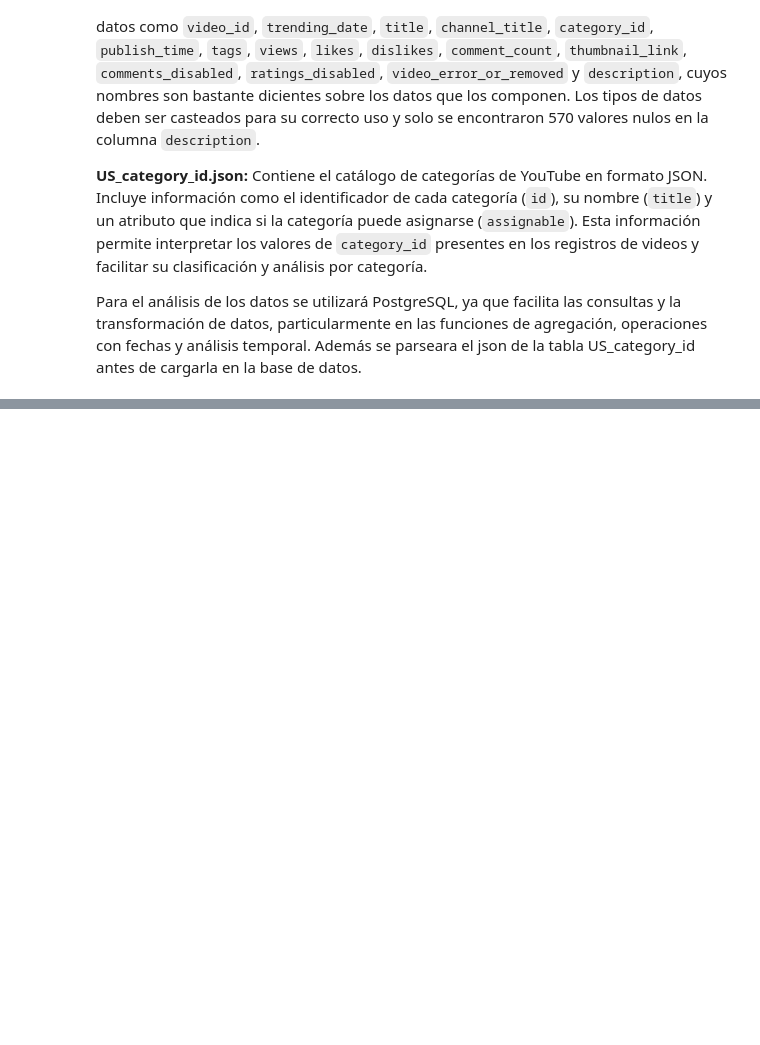
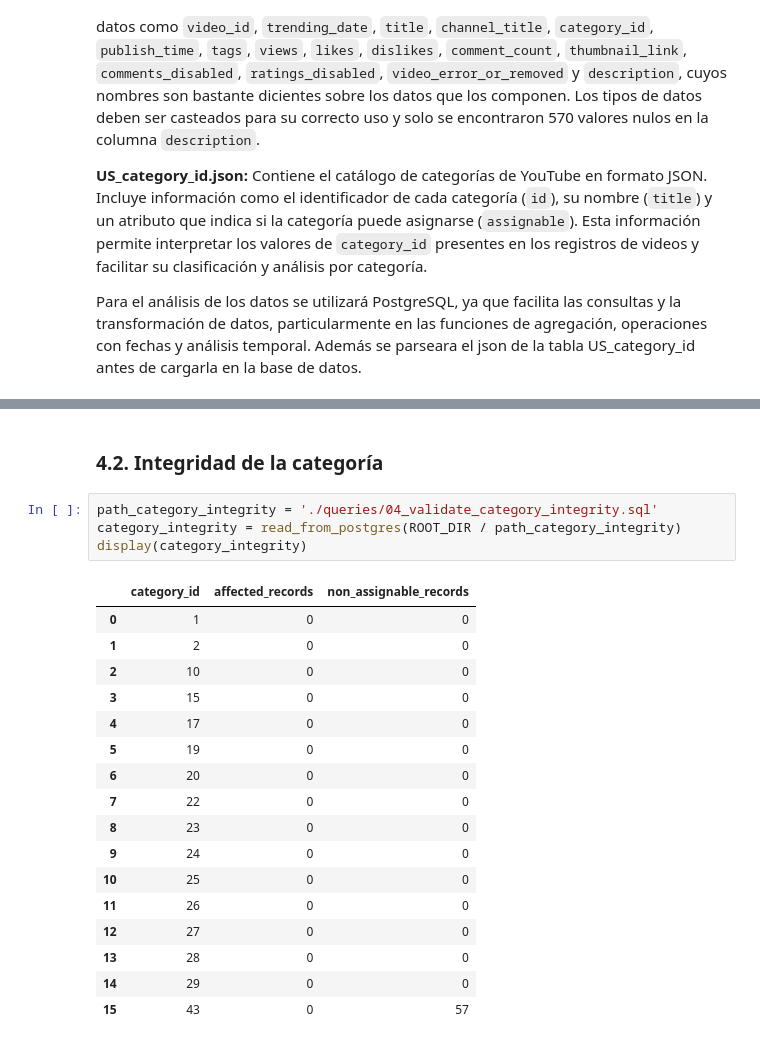
Before and after one commit to jsvanegasr1582/test_pragma, a Jupyter notebook: notebooks/youtube_trend_analize.ipynb, the cells around one changed output, grey strips where cells are left out. Cells and saved outputs as stored; diff of their text form; blank space fills up the shorter version.

```diff
--- a/notebooks/youtube_trend_analize.ipynb
+++ b/notebooks/youtube_trend_analize.ipynb
@@ -142,0 +171,24 @@ fds
+# %% [markdown]
+### 4.2. Integridad de la categoría
+# %%
+path_category_integrity = './queries/04_validate_category_integrity.sql'
+category_integrity = read_from_postgres(ROOT_DIR / path_category_integrity)
+display(category_integrity)
+# %% [output]
+|  | category_id | affected_records | non_assignable_records |
+| 0 | 1 | 0 | 0 |
+| 1 | 2 | 0 | 0 |
+| 2 | 10 | 0 | 0 |
+| 3 | 15 | 0 | 0 |
+| 4 | 17 | 0 | 0 |
+| 5 | 19 | 0 | 0 |
+| 6 | 20 | 0 | 0 |
+| 7 | 22 | 0 | 0 |
+| 8 | 23 | 0 | 0 |
+| 9 | 24 | 0 | 0 |
+| 10 | 25 | 0 | 0 |
+| 11 | 26 | 0 | 0 |
+| 12 | 27 | 0 | 0 |
+| 13 | 28 | 0 | 0 |
+| 14 | 29 | 0 | 0 |
+| 15 | 43 | 0 | 57 |
```
Also changed, not shown: parts of 19 cells of this notebook, 10 other files.
